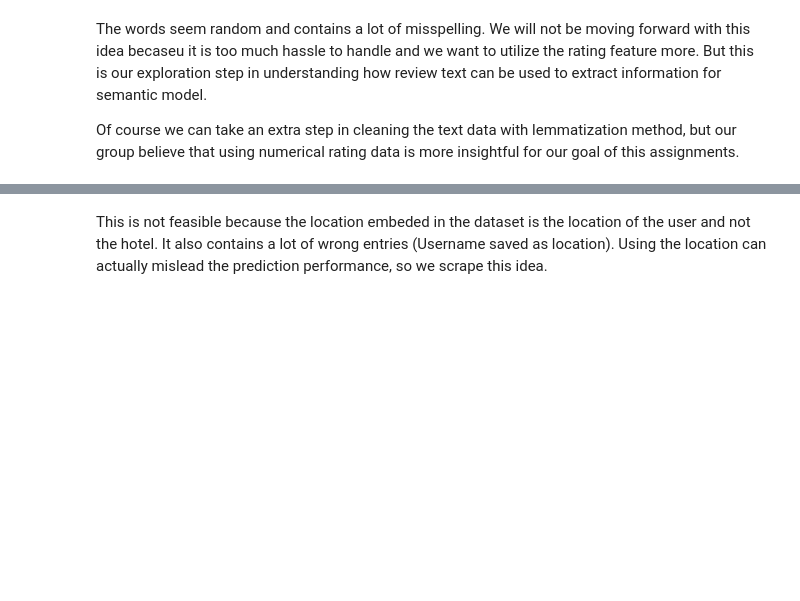
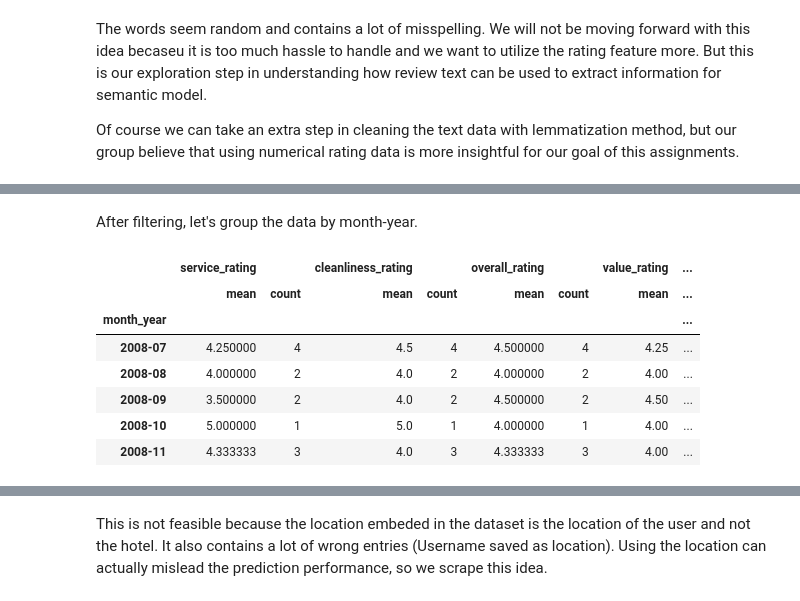
Before and after one commit to nadiavictoria/IS512-Hotel-Analytics, a Jupyter notebook: notebooks/02_exploratory_analysis.ipynb, the cells around one changed output, grey strips where cells are left out. Saved outputs shown, nothing was run; the diff lists cells and outputs as text; code cells hidden in the pictures; blank space fills up the shorter version.

```diff
--- a/notebooks/02_exploratory_analysis.ipynb
+++ b/notebooks/02_exploratory_analysis.ipynb
@@ -1460,0 +1496,21 @@ Of course we can take an extra step in cleaning the text data with lemmatization
+# %% [markdown]
+After filtering, let's group the data by month-year.
+# %%
+# Create month-year column
+curr_hotel_df['month_year'] = curr_hotel_df['review_date'].dt.to_period('M')
+
+rating_cols = ['service_rating','cleanliness_rating','overall_rating','value_rating','location_rating','sleep_quality_rating','rooms_rating','check_in_service_rating','business_service_rating']
+
+# Group by month-year and calculate mean and count of ratings
+monthly_summary = curr_hotel_df.groupby('month_year')[rating_cols].agg(['mean', 'count'])
+
+monthly_summary.head()
+# %% [output]
+|  | service_rating |  | cleanliness_rating |  | overall_rating |  | value_rating | ... |
+|  | mean | count | mean | count | mean | count | mean | ... |
+| month_year |  |  |  |  |  |  |  | ... |
+| 2008-07 | 4.250000 | 4 | 4.5 | 4 | 4.500000 | 4 | 4.25 | ... |
+| 2008-08 | 4.000000 | 2 | 4.0 | 2 | 4.000000 | 2 | 4.00 | ... |
+| 2008-09 | 3.500000 | 2 | 4.0 | 2 | 4.500000 | 2 | 4.50 | ... |
+| 2008-10 | 5.000000 | 1 | 5.0 | 1 | 4.000000 | 1 | 4.00 | ... |
+| 2008-11 | 4.333333 | 3 | 4.0 | 3 | 4.333333 | 3 | 4.00 | ... |
```
Also changed, not shown: parts of 24 cells of this notebook.
